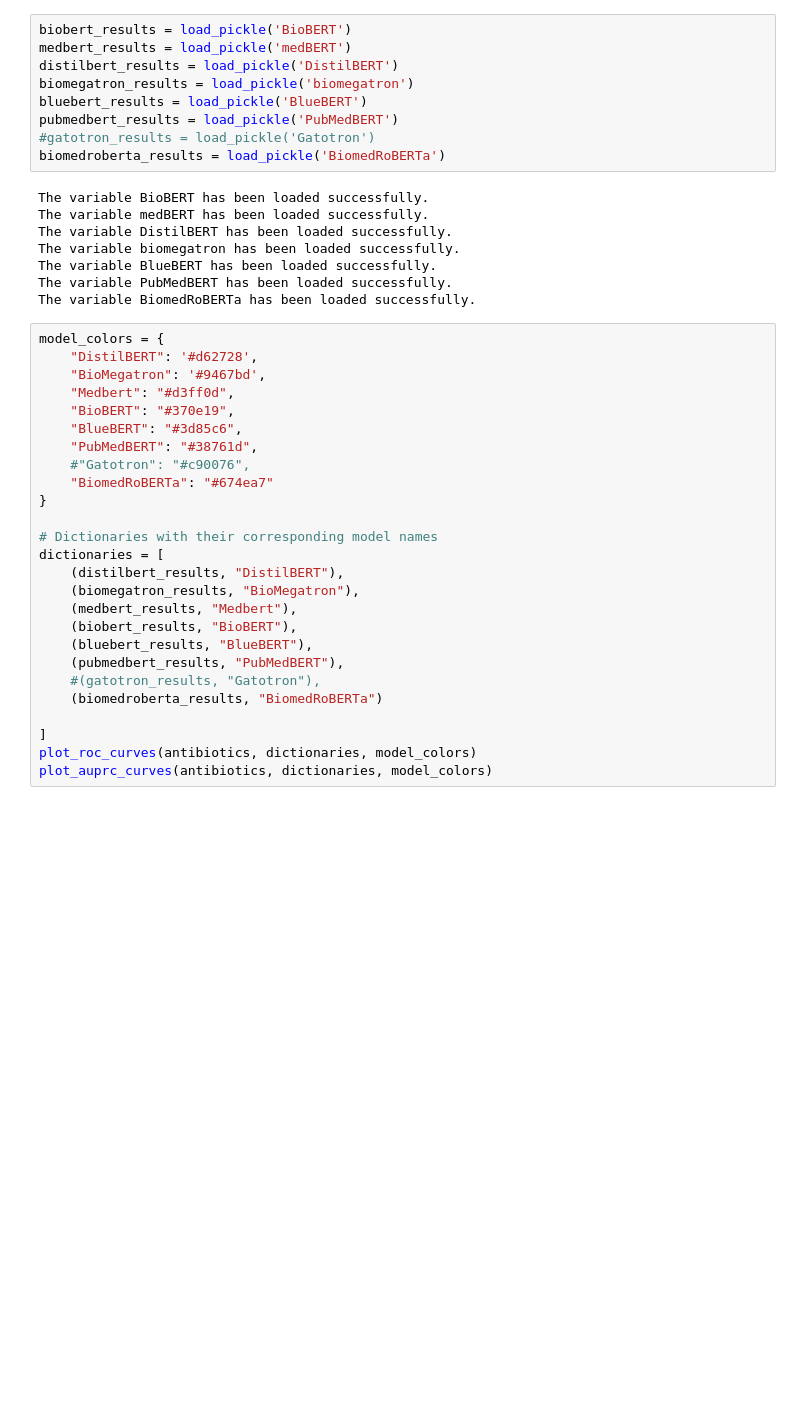
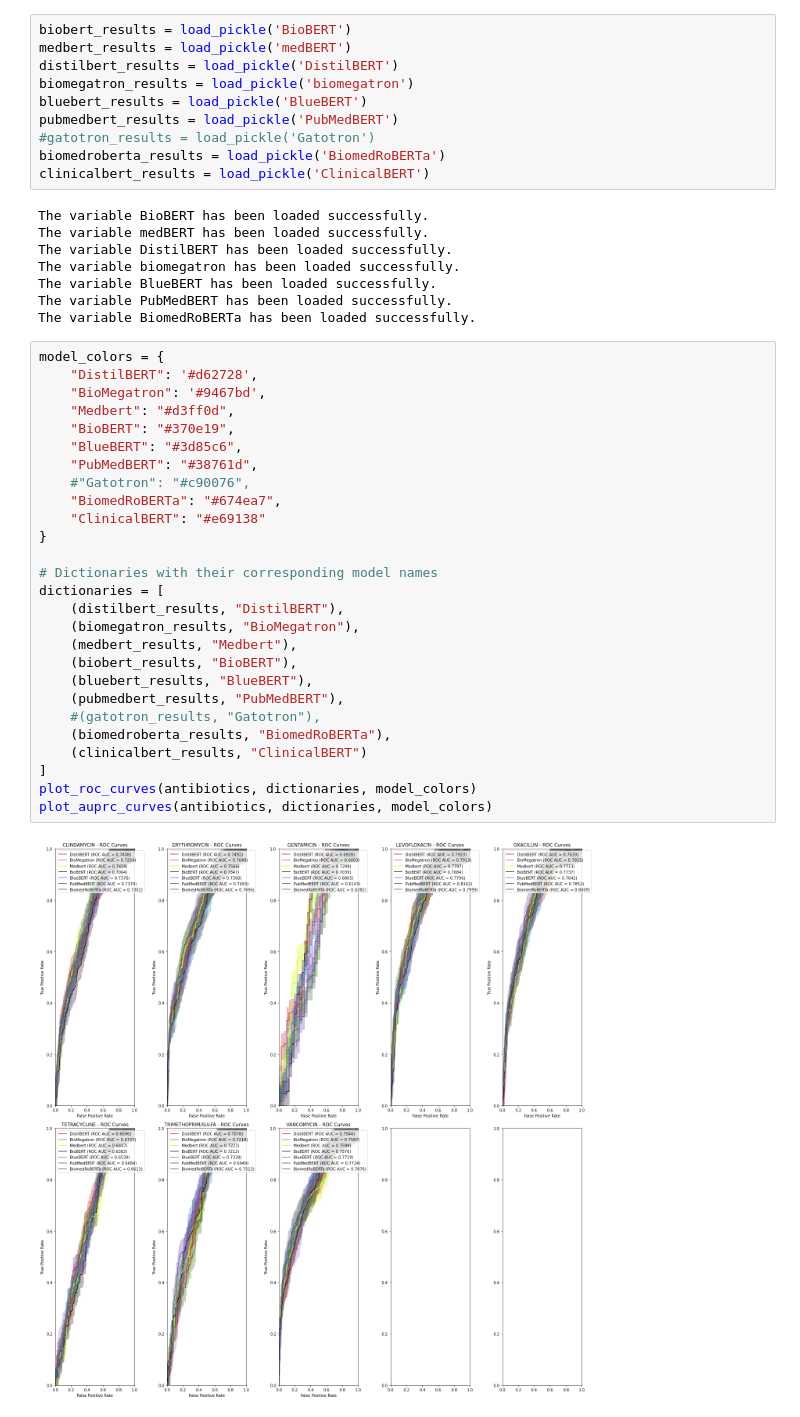
Before and after one commit to Simonlee711/antibiotics-fm-benchmark, a Jupyter notebook: benchmark.ipynb, the cells around one changed output. Cells and saved outputs as stored; diff of their text form; blank space fills up the shorter version.

Commit message:
Update ClinicalBERT

```diff
--- a/benchmark.ipynb
+++ b/benchmark.ipynb
@@ -314,6 +336,7 @@ bluebert_results = load_pickle('BlueBERT')
 pubmedbert_results = load_pickle('PubMedBERT')
 #gatotron_results = load_pickle('Gatotron')
 biomedroberta_results = load_pickle('BiomedRoBERTa')
+clinicalbert_results = load_pickle('ClinicalBERT')
 # %% [output]
 The variable BioBERT has been loaded successfully.
 The variable medBERT has been loaded successfully.
@@ -325,26 +348,29 @@ The variable BiomedRoBERTa has been loaded successfully.
 # %%
 model_colors = {
     "DistilBERT": '#d62728',
     "BioMegatron": '#9467bd',
     "Medbert": "#d3ff0d",
     "BioBERT": "#370e19",
     "BlueBERT": "#3d85c6",
     "PubMedBERT": "#38761d",
     #"Gatotron": "#c90076",
-    "BiomedRoBERTa": "#674ea7"
+    "BiomedRoBERTa": "#674ea7",
+    "ClinicalBERT": "#e69138"
 }
 
 # Dictionaries with their corresponding model names
 dictionaries = [
     (distilbert_results, "DistilBERT"),
     (biomegatron_results, "BioMegatron"),
     (medbert_results, "Medbert"),
     (biobert_results, "BioBERT"),
     (bluebert_results, "BlueBERT"),
     (pubmedbert_results, "PubMedBERT"),
     #(gatotron_results, "Gatotron"),
-    (biomedroberta_results, "BiomedRoBERTa")
-
+    (biomedroberta_results, "BiomedRoBERTa"),
+    (clinicalbert_results, "ClinicalBERT")
 ]
 plot_roc_curves(antibiotics, dictionaries, model_colors)
 plot_auprc_curves(antibiotics, dictionaries, model_colors)
+# %% [output]
+[figure, added]
```
Also changed, not shown: parts of 6 cells of this notebook, 1 other file.
